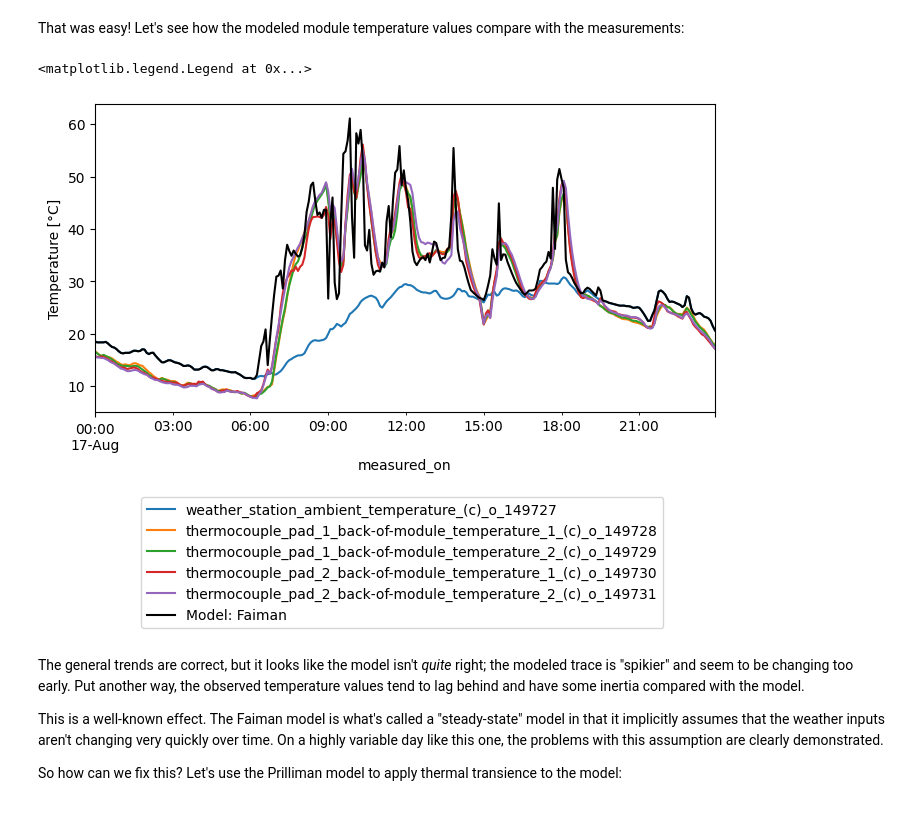
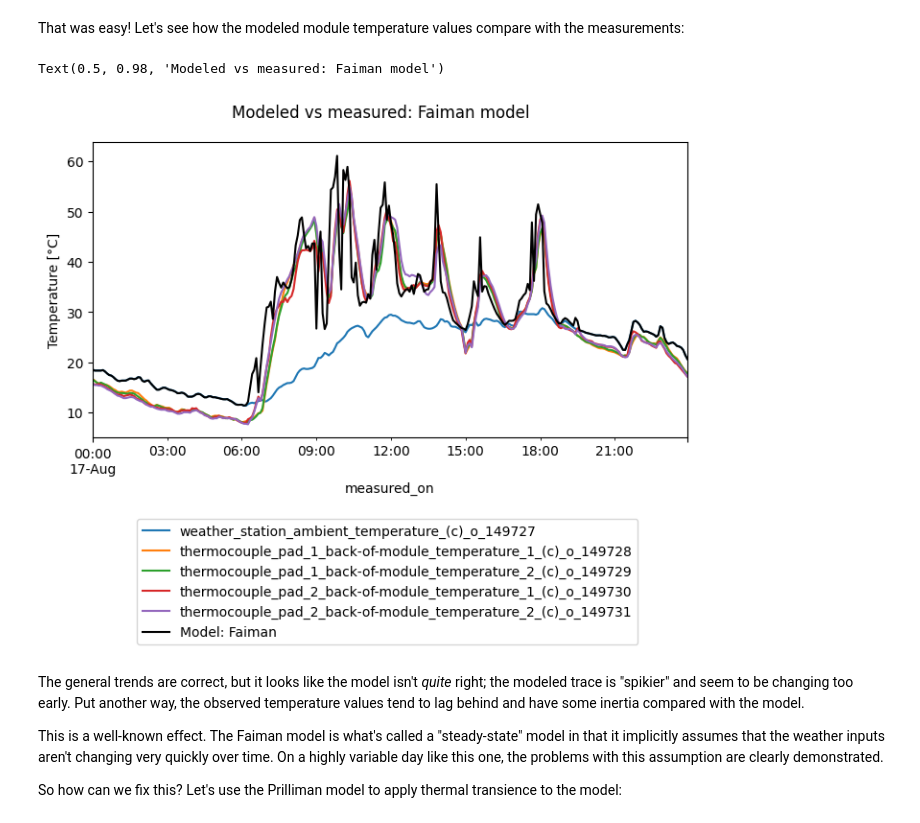
Before and after one commit to PV-Tutorials/2024_Modeling_Webinar, a Jupyter notebook: pvlib-tutorial.ipynb, the cells around one changed output. Saved outputs shown, nothing was run; the diff lists cells and outputs as text; code cells hidden in the pictures.

```diff
--- a/pvlib-tutorial.ipynb
+++ b/pvlib-tutorial.ipynb
@@ -150,14 +151,15 @@ That was easy!  Let's see how the modeled module temperature values compare with
 # %%
 fig, axes = plt.subplots(figsize=(8, 4))
 
 df_env.loc['2019-08-17', ambient_and_module_columns].plot(ax=axes)
 tmod_faiman.loc['2019-08-17'].plot(ax=axes, c='k', label='Model: Faiman')
 
 axes.set_ylabel('Temperature [°C]')
 axes.legend(loc=(0.075, -0.7))
+fig.suptitle('Modeled vs measured: Faiman model')
 # %% [output]
-<matplotlib.legend.Legend at 0x...>
+Text(0.5, 0.98, 'Modeled vs measured: Faiman model')
-[figure, old version]
+[figure, new version]
 # %% [markdown]
 The general trends are correct, but it looks like the model isn't *quite* right; the modeled trace is "spikier" and seem to be changing too early.  Put another way, the observed temperature values tend to lag behind and have some inertia compared with the model.
 
```
Also changed, not shown: parts of 3 cells of this notebook.
